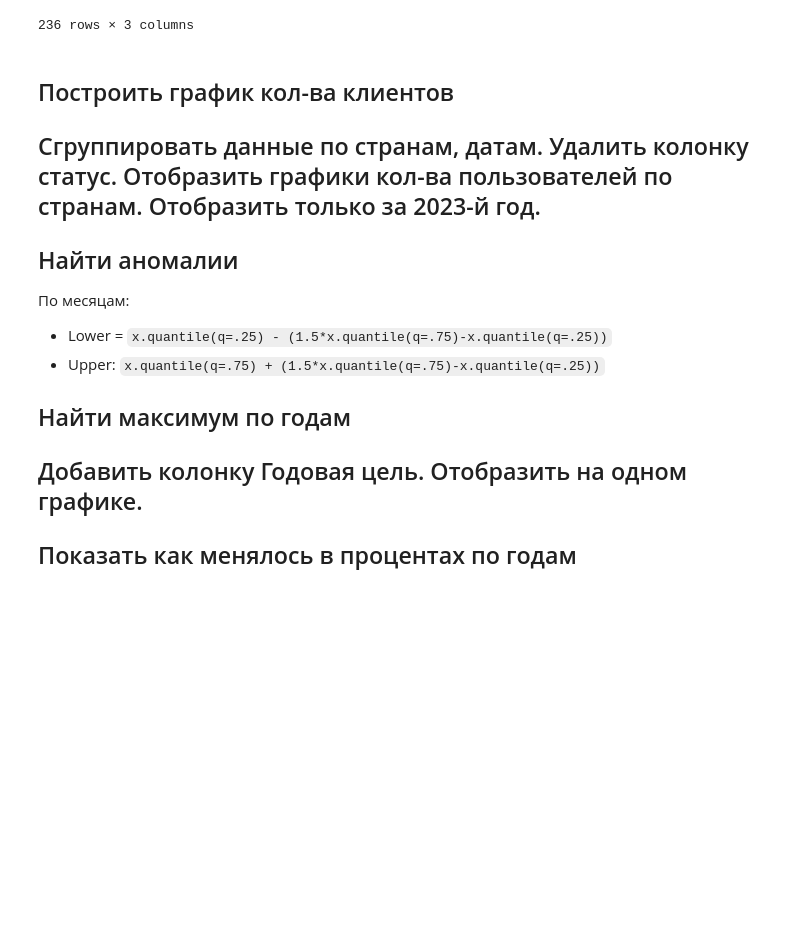
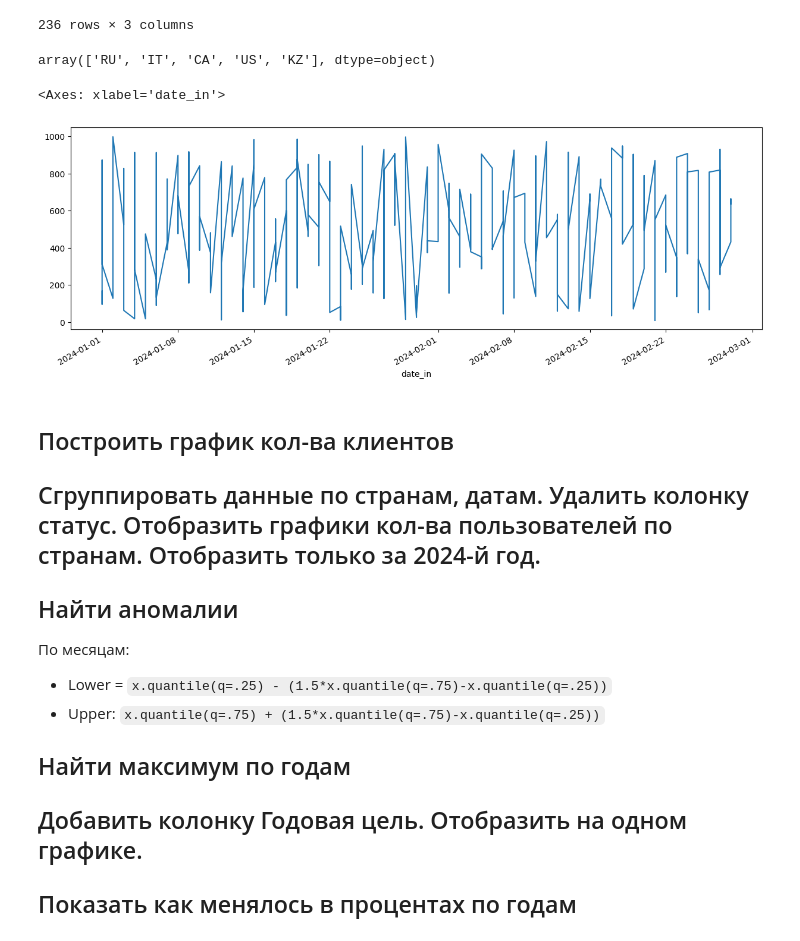
Before and after one commit to Data-Engineer-Course-Materials/big-data-02-2024, a Jupyter notebook: pandas_task_2.ipynb, the cells around one changed output. Cells and saved outputs as stored; diff of their text form; code cells hidden in the pictures; blank space fills up the shorter version.

```diff
--- a/pandas_task_2.ipynb
+++ b/pandas_task_2.ipynb
@@ -172,10 +172,20 @@ df
 | 2024-02-27 | 257 | IT | 1 |
 | 2024-02-28 | 637 | US | 1 |
 236 rows × 3 columns
+# %%
+# unique country codes
+df['country_code'].unique()
+# %% [output]
+array(['RU', 'IT', 'CA', 'US', 'KZ'], dtype=object)
+# %%
+df['coustomer_count'].plot(figsize=(15,5))
+# %% [output]
+<Axes: xlabel='date_in'>
+[figure, added]
 # %% [markdown]
 ## Построить график кол-ва клиентов
 
-## Сгруппировать данные по странам, датам. Удалить колонку статус. Отобразить графики кол-ва пользователей по странам. Отобразить только за 2023-й год.
+## Сгруппировать данные по странам, датам. Удалить колонку статус. Отобразить графики кол-ва пользователей по странам. Отобразить только за 2024-й год.
 
 ## Найти аномалии
 По месяцам:
```
Also changed, not shown: parts of 13 cells of this notebook.
